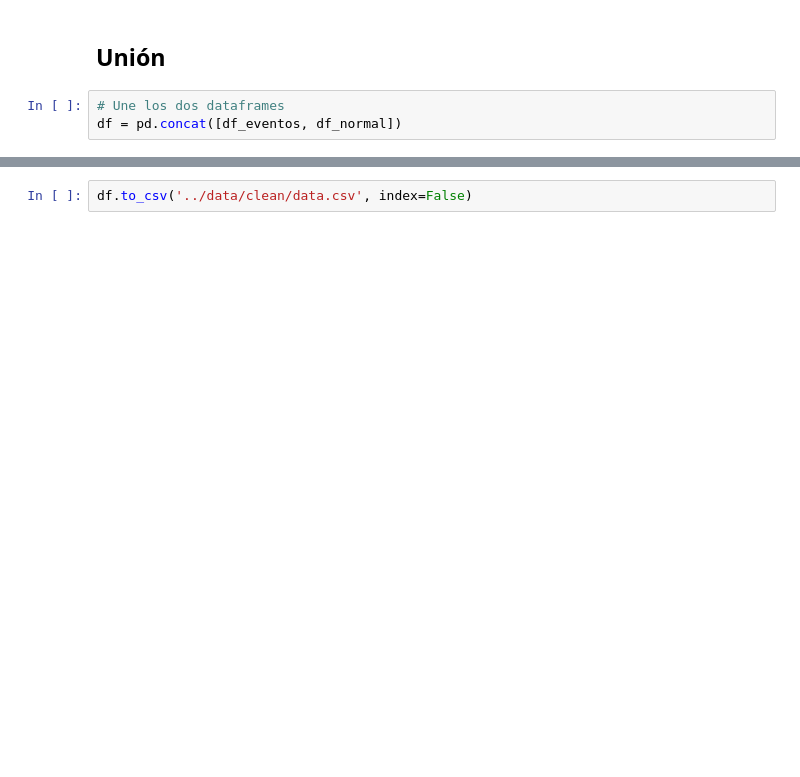
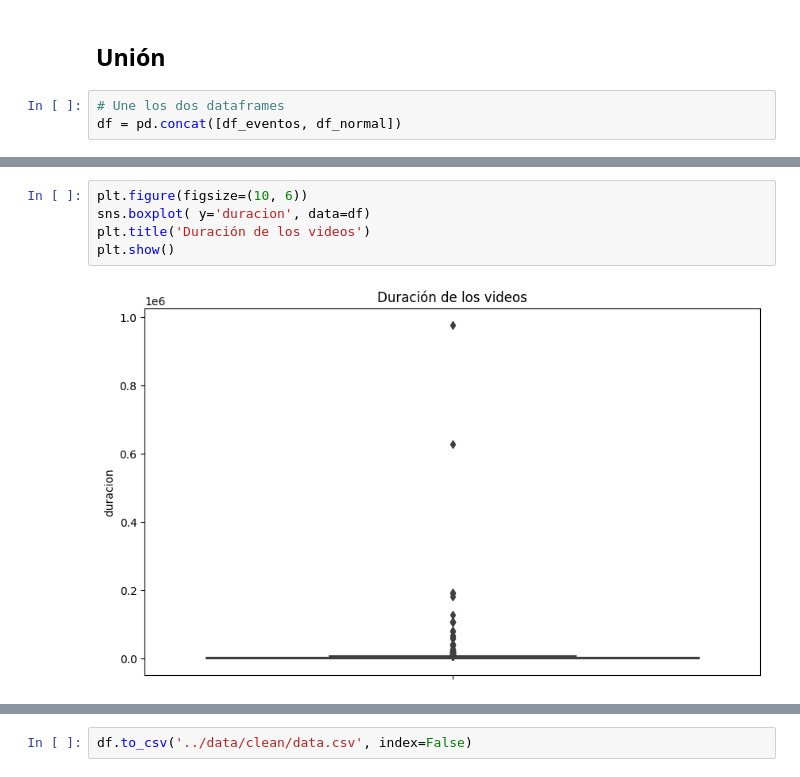
Before and after one commit to AndresH1234/Crime_Detection, a Jupyter notebook: notebooks/2_data_wrangling.ipynb, the cells around one changed output, grey strips where cells are left out. Drawn from its saved outputs; the diff is of its cells as text; blank space fills up the shorter version.

```diff
--- a/notebooks/2_data_wrangling.ipynb
+++ b/notebooks/2_data_wrangling.ipynb
@@ -100,0 +79,7 @@ df[df['Evento'] == 'Normal'].shape
+# %%
+plt.figure(figsize=(10, 6))
+sns.boxplot( y='duracion', data=df)
+plt.title('Duración de los videos')
+plt.show()
+# %% [output]
+[figure, added]
```
Also changed, not shown: parts of 29 cells of this notebook, 1 other file.
